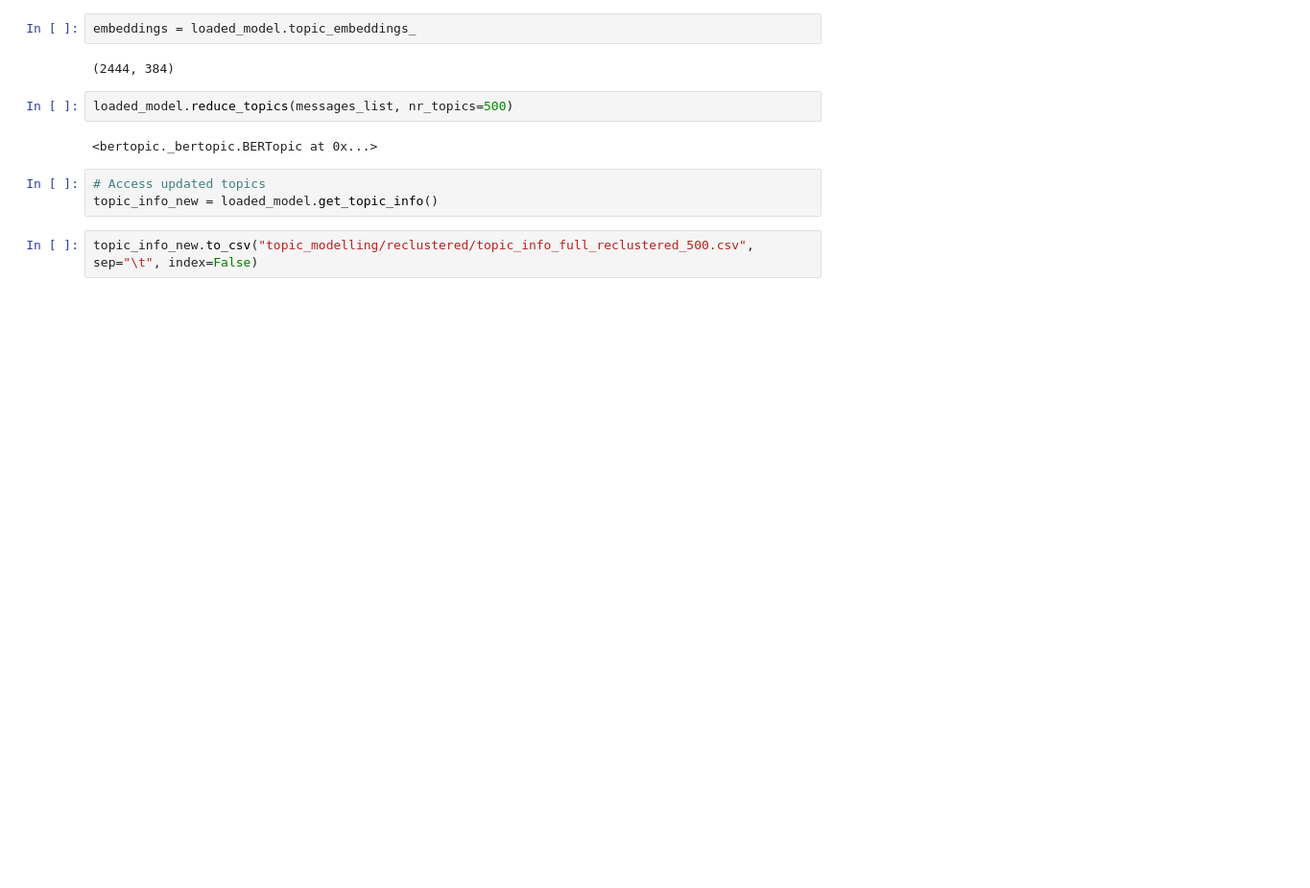
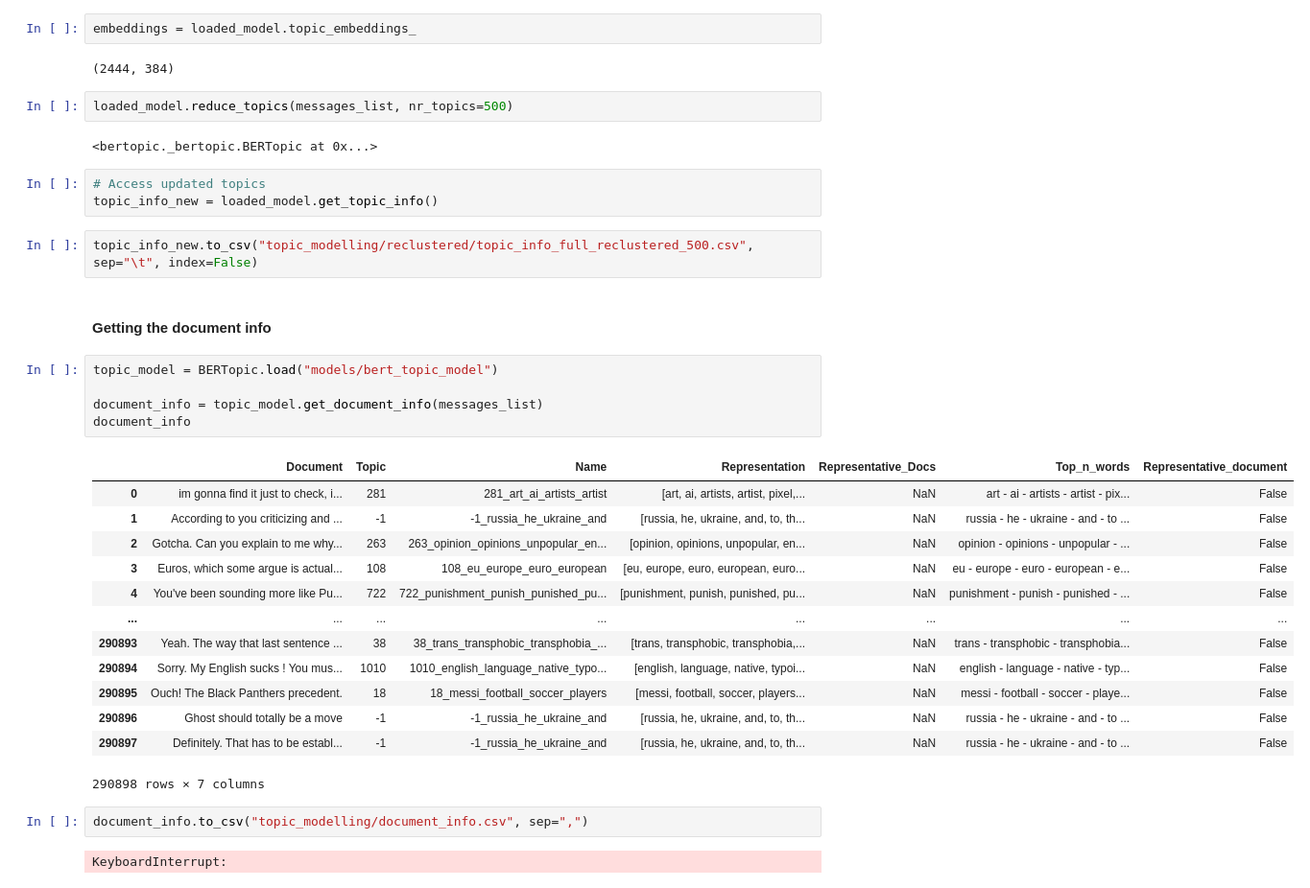
Before and after one commit to b0psheva27/BSc_project_polarization, a Jupyter notebook: 01_topic_modeling.ipynb, the cells around one changed output. Shown at 96% size. Drawn from its saved outputs; the diff is of its cells as text; blank space fills up the shorter version.

Commit message:
extract the document info from bertopic and save as csv file
Co-Authored-By: b0psheva27 <129192578+b0psheva27@users.noreply.github.com>

```diff
--- a/01_topic_modeling.ipynb
+++ b/01_topic_modeling.ipynb
@@ -246,3 +246,28 @@ loaded_model.reduce_topics(messages_list, nr_topics=500)
 topic_info_new = loaded_model.get_topic_info()
 # %%
 topic_info_new.to_csv("topic_modelling/reclustered/topic_info_full_reclustered_500.csv", sep="\t", index=False)
+# %% [markdown]
+#### Getting the document info
+# %%
+topic_model = BERTopic.load("models/bert_topic_model")
+
+document_info = topic_model.get_document_info(messages_list)
+document_info
+# %% [output]
+|  | Document | Topic | Name | Representation | Representative_Docs | Top_n_words | Representative_document |
+| 0 | im gonna find it just to check, i... | 281 | 281_art_ai_artists_artist | [art, ai, artists, artist, pixel,... | NaN | art - ai - artists - artist - pix... | False |
+| 1 | According to you criticizing and ... | -1 | -1_russia_he_ukraine_and | [russia, he, ukraine, and, to, th... | NaN | russia - he - ukraine - and - to ... | False |
+| 2 | Gotcha. Can you explain to me why... | 263 | 263_opinion_opinions_unpopular_en... | [opinion, opinions, unpopular, en... | NaN | opinion - opinions - unpopular - ... | False |
+| 3 | Euros, which some argue is actual... | 108 | 108_eu_europe_euro_european | [eu, europe, euro, european, euro... | NaN | eu - europe - euro - european - e... | False |
+| 4 | You've been sounding more like Pu... | 722 | 722_punishment_punish_punished_pu... | [punishment, punish, punished, pu... | NaN | punishment - punish - punished - ... | False |
+| ... | ... | ... | ... | ... | ... | ... | ... |
+| 290893 | Yeah. The way that last sentence ... | 38 | 38_trans_transphobic_transphobia_... | [trans, transphobic, transphobia,... | NaN | trans - transphobic - transphobia... | False |
+| 290894 | Sorry. My English sucks ! You mus... | 1010 | 1010_english_language_native_typo... | [english, language, native, typoi... | NaN | english - language - native - typ... | False |
+| 290895 | Ouch! The Black Panthers precedent. | 18 | 18_messi_football_soccer_players | [messi, football, soccer, players... | NaN | messi - football - soccer - playe... | False |
+| 290896 | Ghost should totally be a move | -1 | -1_russia_he_ukraine_and | [russia, he, ukraine, and, to, th... | NaN | russia - he - ukraine - and - to ... | False |
+| 290897 | Definitely. That has to be establ... | -1 | -1_russia_he_ukraine_and | [russia, he, ukraine, and, to, th... | NaN | russia - he - ukraine - and - to ... | False |
+290898 rows × 7 columns
+# %%
+document_info.to_csv("topic_modelling/document_info.csv", sep=",")
+# %% [output]
+KeyboardInterrupt:
```
Also changed, not shown: 2 other files.
